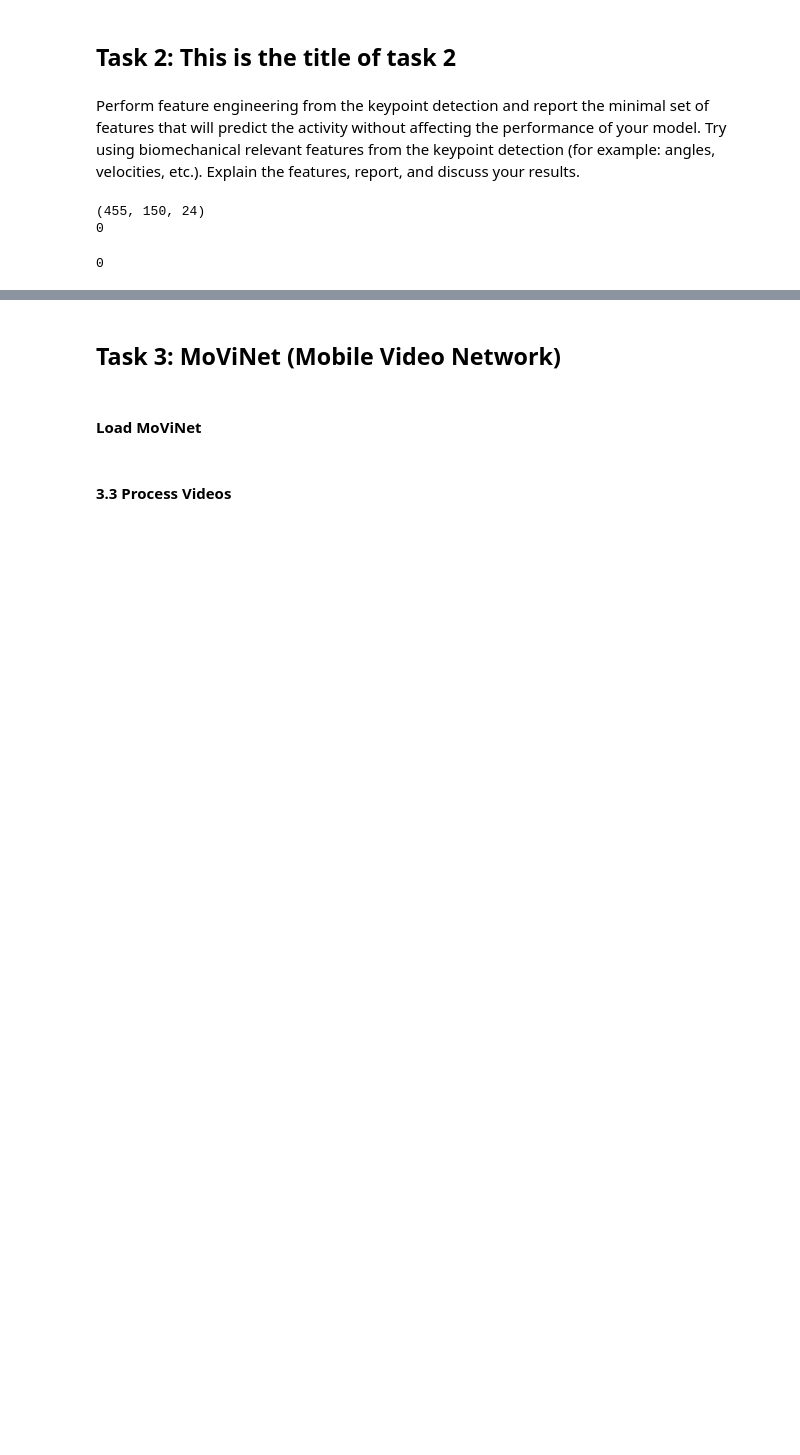
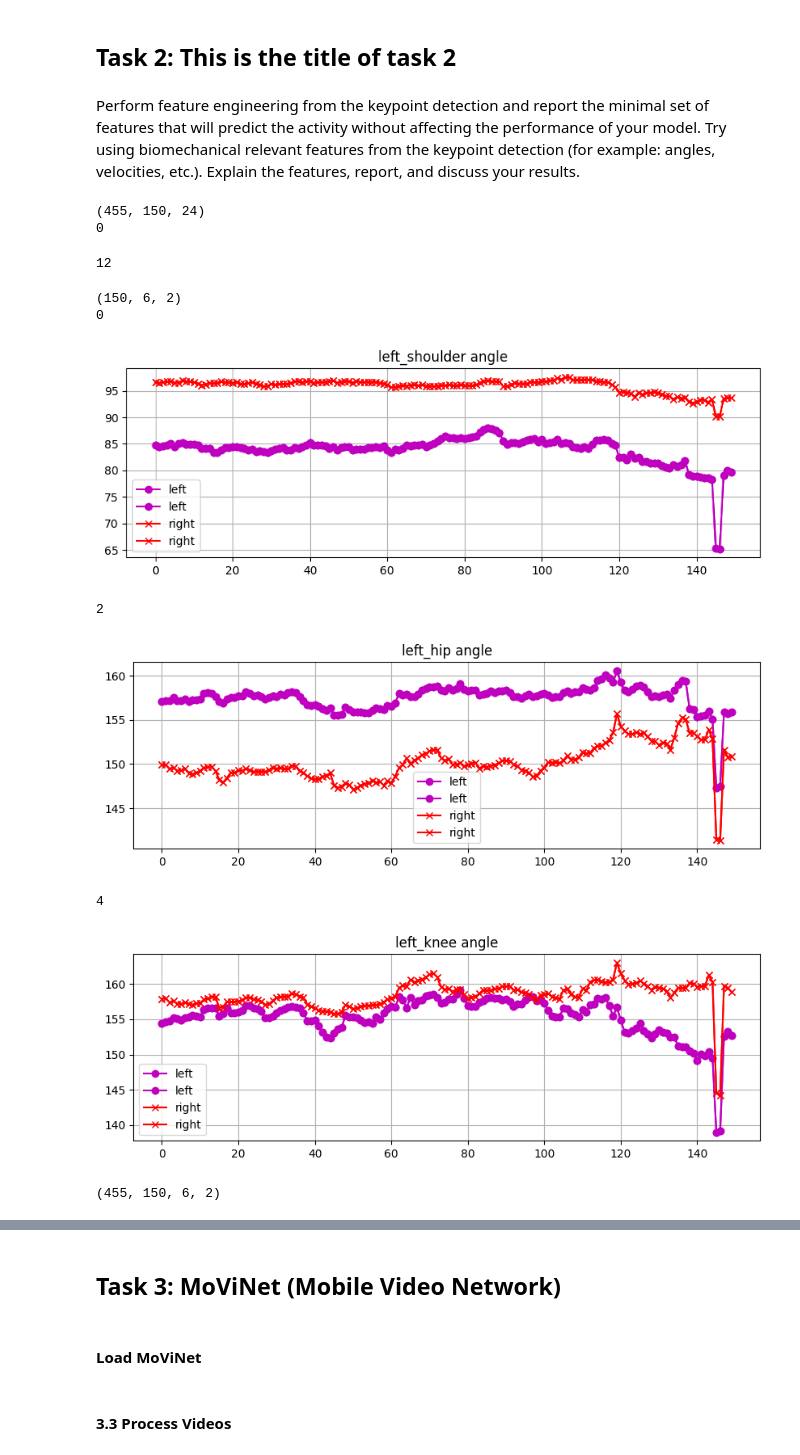
Before and after one commit to linahagberg/Assignment_4_Lina_Ella, a Jupyter notebook: Lina_Ella__assingment4.ipynb, the cells around one changed output, grey strips where cells are left out. Drawn from its saved outputs; the diff is of its cells as text; code cells hidden in the pictures; blank space fills up the shorter version.

```diff
--- a/Lina_Ella__assingment4.ipynb
+++ b/Lina_Ella__assingment4.ipynb
@@ -812,27 +819,53 @@ angles:
 num_of_angles = 3 * 2 # three joint angles for right and left side
 
 (num_samples,seq_length, points) = X_body.shape
-angle_data = np.zeros((num_samples,seq_length,num_of_angles))
+angle_data = np.zeros((num_samples, seq_length, num_of_angles,2))
 
 joint_indexes = ([7,5,11],[8,6,12],[5,11,13],[6,12,14],[11,13,16],[12,14,16])
 joint_names = []#('Shoulder angle (l)','Shoulder angle (r)','Hip angle (l)','Hip angle (r)','Knee angle (l)','Knee angle (r)')
 
 for idx,sample in enumerate(X_body):
-    for joint in joint_indexes:
+    reshaped_sample = sample.reshape(seq_length, int(points/2), 2)
+    joint_angles = np.zeros((seq_length,num_of_angles,2))
+    for j_idx, joint in enumerate(joint_indexes):
         j1 = joint[0] - 5
         j2 = joint[1] - 5
         j3 = joint[2] - 5
 
-        reshaped_sample = sample.reshape(seq_length, int(points/2), 2)
+        joint_angle = get_joint_angle(reshaped_sample,j1,j2,j3)
+
+        if idx == 0:
+            label = next((key for key, value in KEYPOINT_DICT.items() if value == joint[1]), None)
+            joint_names.append(label + ' angle X')
+            joint_names.append(label + ' angle Y')
+
+        joint_angles[:, j_idx] = joint_angle
+    angle_data[idx] = joint_angles
+        #angle_data[idx] = joint_angles
 
 
-        joint_angles = get_joint_angle(reshaped_sample,j1,j2,j3)
-
-        angle_data[idx] = joint_angles
-        if idx == 0:
-            label = next((key for key, value in KEYPOINT_DICT.items() if value == joint[1]), None)
-            joint_names.append(label + ' angle')
+angle_data = angle_data.reshape(num_samples,seq_length, num_of_angles*2)
-# %% [output]
-0
+# %%
+print(len(joint_names))
+# %% [output]
+12
+# %%
+test = angle_data[50]
+print(test.shape)
+for i in range(0,test.shape[1],2):
+    print(i)
+    print_plot_of_keypoint(test[:,i],test[:,i+1],joint_names[i])
+# %% [output]
+(150, 6, 2)
+0
+[figure, added]
+2
+[figure, added]
+4
+[figure, added]
+# %%
+print(angle_data.shape)
+# %% [output]
+(455, 150, 6, 2)
 # %%
 #getting velocity and acceleration from the points
```
Also changed, not shown: parts of 17 cells of this notebook.
